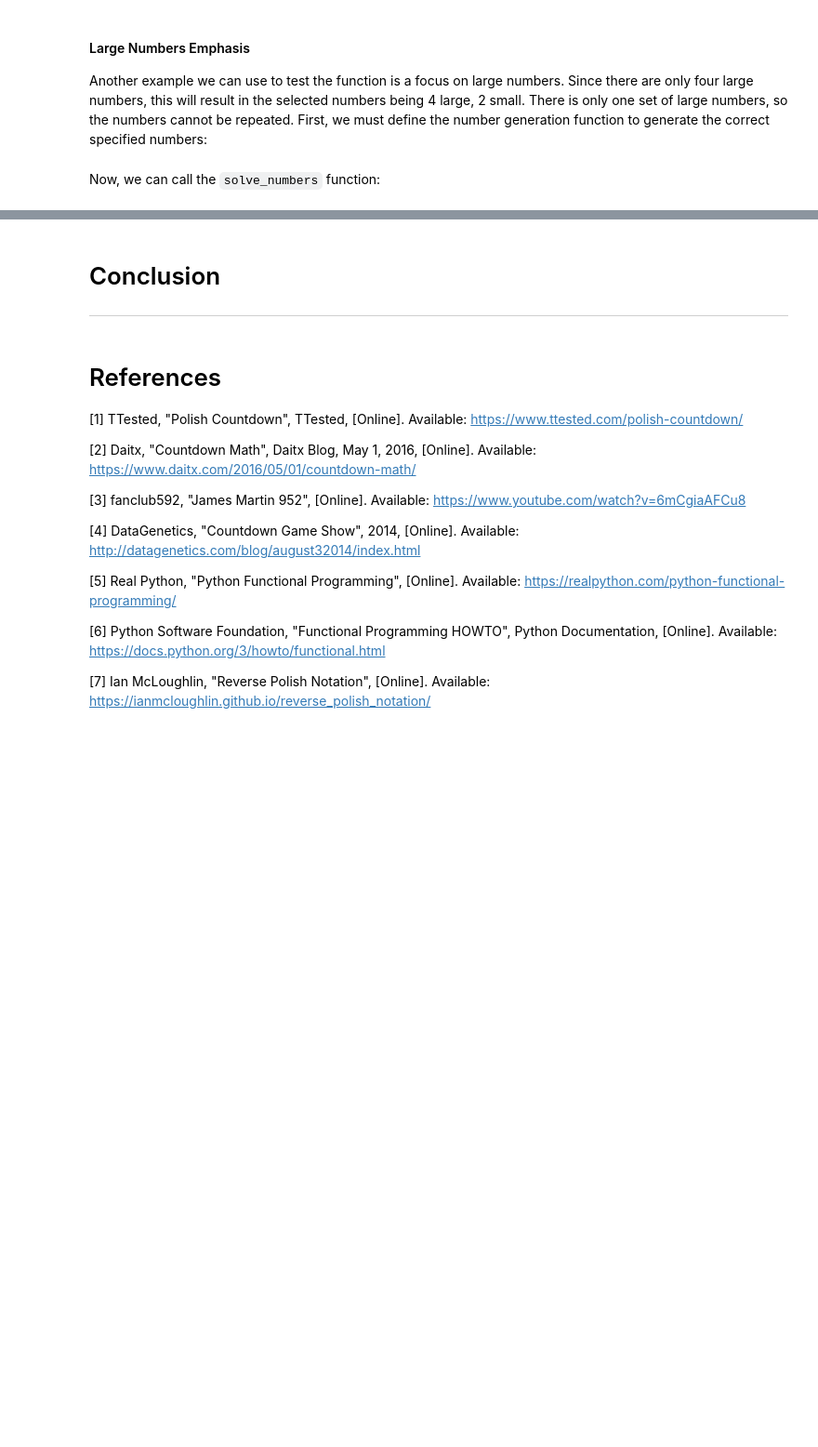
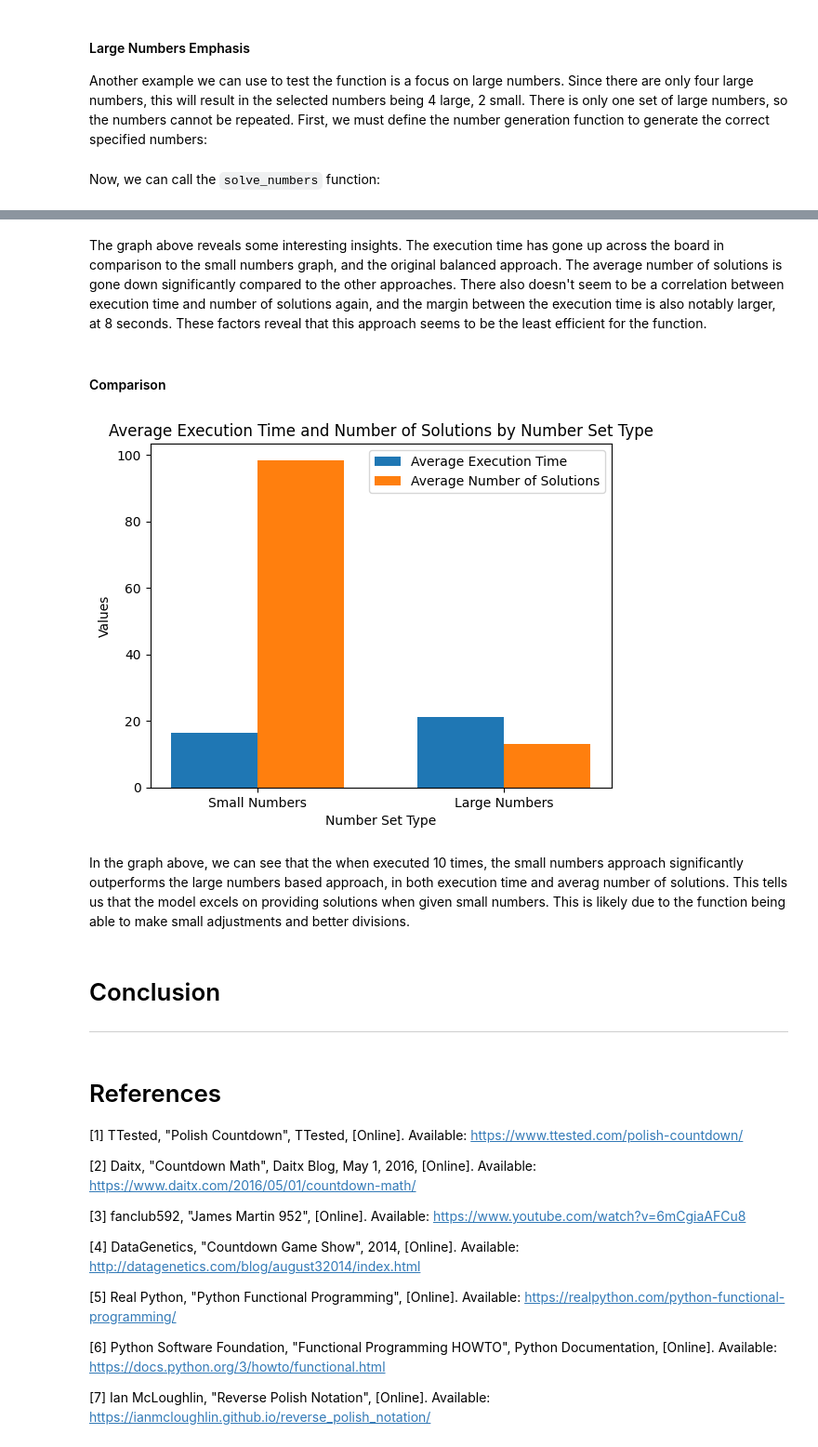
Before and after one commit to Owen-kc/ComputationalTheory, a Jupyter notebook: countdown.ipynb, the cells around one changed output, grey strips where cells are left out. Shown: that part at 93% size. Cells and saved outputs as stored; diff of their text form; code cells hidden in the pictures; blank space fills up the shorter version.

```diff
--- a/countdown.ipynb
+++ b/countdown.ipynb
@@ -912,3 +975,43 @@ We can see above that the large number approach still is capable of generating m
+# %% [markdown]
+The graph above reveals some interesting insights. The execution time has gone up across the board in comparison to the small numbers graph, and the original balanced approach. The average number of solutions is gone down significantly compared to the other approaches. There also doesn't seem to be a correlation between execution time and number of solutions again, and the margin between the execution time is also notably larger, at 8 seconds. These factors reveal that this approach seems to be the least efficient for the function.
+# %% [markdown]
+#### Comparison
+# %%
+import matplotlib.pyplot as plt
+import numpy as np
+
+# Data Preparation
+avg_exec_time_small = data_small['Execution Time'].mean()
+avg_exec_time_large = data_large['Execution Time'].mean()
+avg_solutions_small = data_small['Number of Solutions'].mean()
+avg_solutions_large = data_large['Number of Solutions'].mean()
+
+# Set the positions of the bars on the x-axis and their width
+indices = np.arange(2)  # the label locations
+bar_width = 0.35  # the width of the bars
+
+fig, ax = plt.subplots()
+
+# Plot data for avg execution time
+exec_time_bars = ax.bar(indices, [avg_exec_time_small, avg_exec_time_large], bar_width, label='Average Execution Time', color='tab:blue')
+
+# Plot data for avg solutions
+solutions_bars = ax.bar(indices + bar_width, [avg_solutions_small, avg_solutions_large], bar_width, label='Average Number of Solutions', color='tab:orange')
+
+# Labeling and Aesthetics
+ax.set_xlabel('Number Set Type')
+ax.set_ylabel('Values')
+ax.set_title('Average Execution Time and Number of Solutions by Number Set Type')
+ax.set_xticks(indices + bar_width / 2)
+ax.set_xticklabels(['Small Numbers', 'Large Numbers'])
+ax.legend()
+
+# Show Plot
+plt.show()
+# %% [output]
+[figure, added]
+# %% [markdown]
+In the graph above, we can see that the when executed 10 times, the small numbers approach significantly outperforms the large numbers based approach, in both execution time and averag number of solutions. This tells us that the model excels on providing solutions when given small numbers. This is likely due to the function being able to make small adjustments and better divisions.
 # %% [markdown]
 # Conclusion
 ***
```
Also changed, not shown: parts of 13 cells of this notebook, 2 other files.
